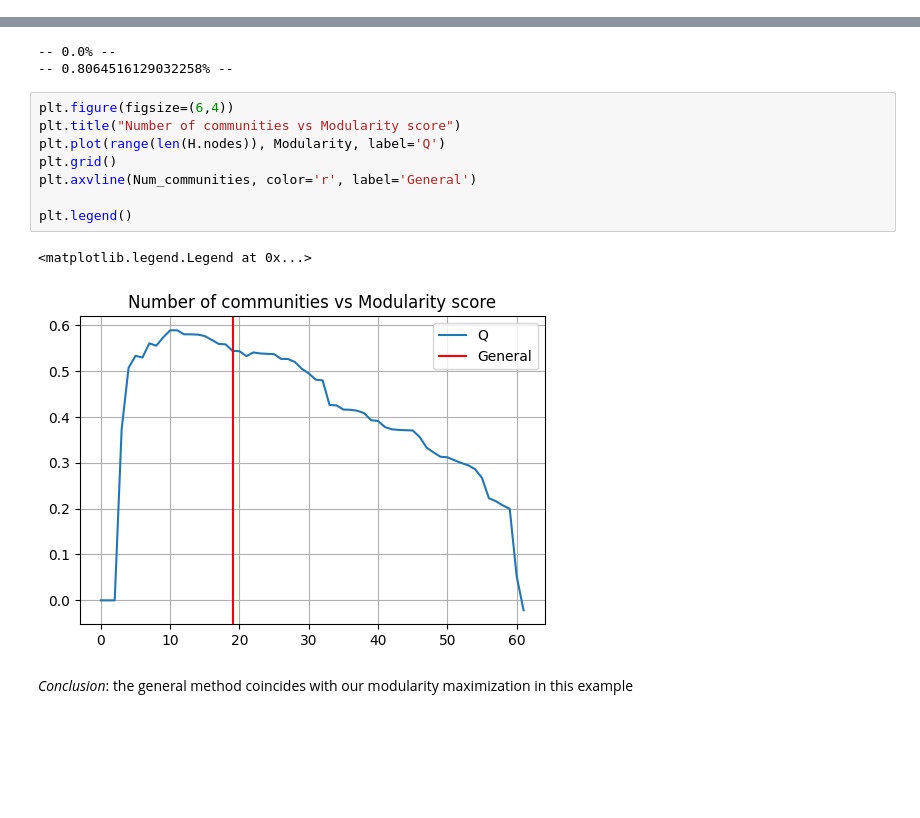
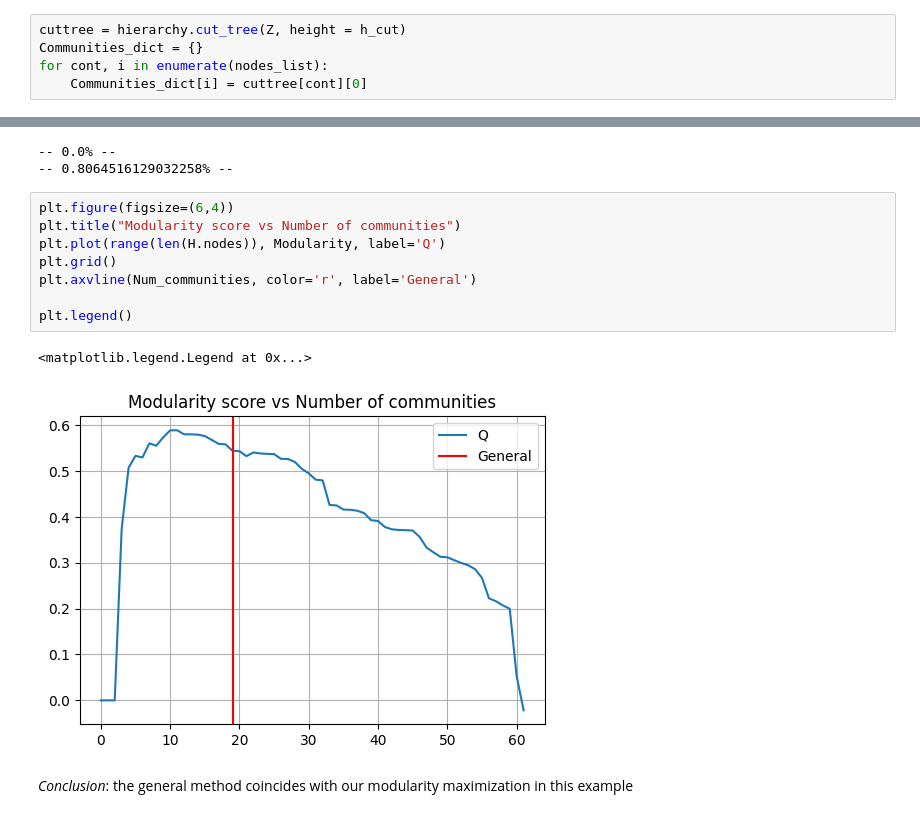
Before and after one commit to LaComarca-Lab/HyperGraph-Communities, a Jupyter notebook: CollaborationNetwork.ipynb, the cells around one changed output, grey strips where cells are left out. Cells and saved outputs as stored; diff of their text form; blank space fills up the shorter version.

```diff
--- a/CollaborationNetwork.ipynb
+++ b/CollaborationNetwork.ipynb
@@ -100,6 +100,11 @@ plt.show()
 ## General (us)
 # %%
 h_cut, num_fusion = height_based_cut(Z)
+# %%
+cuttree = hierarchy.cut_tree(Z, height = h_cut)
+Communities_dict = {}
+for cont, i in enumerate(nodes_list):
+    Communities_dict[i] = cuttree[cont][0]
 # %%
 Num_communities = len(set(Communities_dict.values()))
 print(Num_communities)
@@ -166,15 +171,15 @@ for n in range(len(H.nodes)):
 -- 0.8064516129032258% --
 # %%
 plt.figure(figsize=(6,4))
-plt.title("Number of communities vs Modularity score")
+plt.title("Modularity score vs Number of communities")
 plt.plot(range(len(H.nodes)), Modularity, label='Q')
 plt.grid()
 plt.axvline(Num_communities, color='r', label='General')
 
 plt.legend()
 # %% [output]
 <matplotlib.legend.Legend at 0x...>
-[figure, old version]
+[figure, new version]
 # %% [markdown]
 *Conclusion*: the general method coincides with our modularity maximization in this example
 # %%
```
Also changed, not shown: parts of 4 cells of this notebook, 3 other files.
